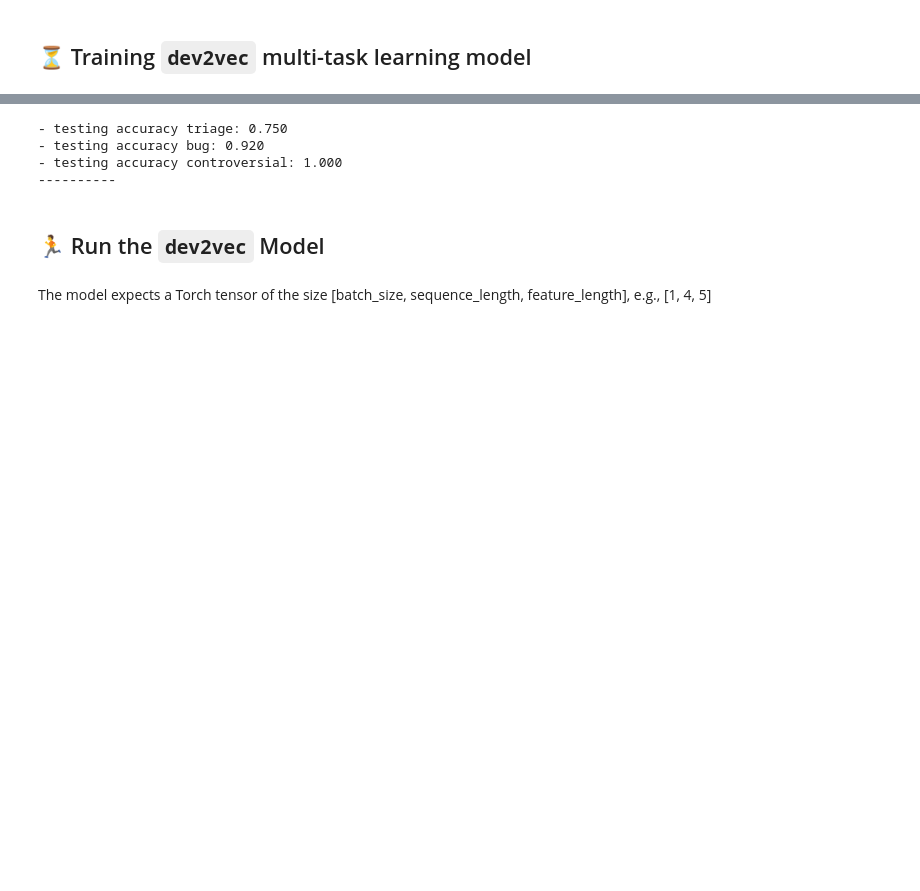
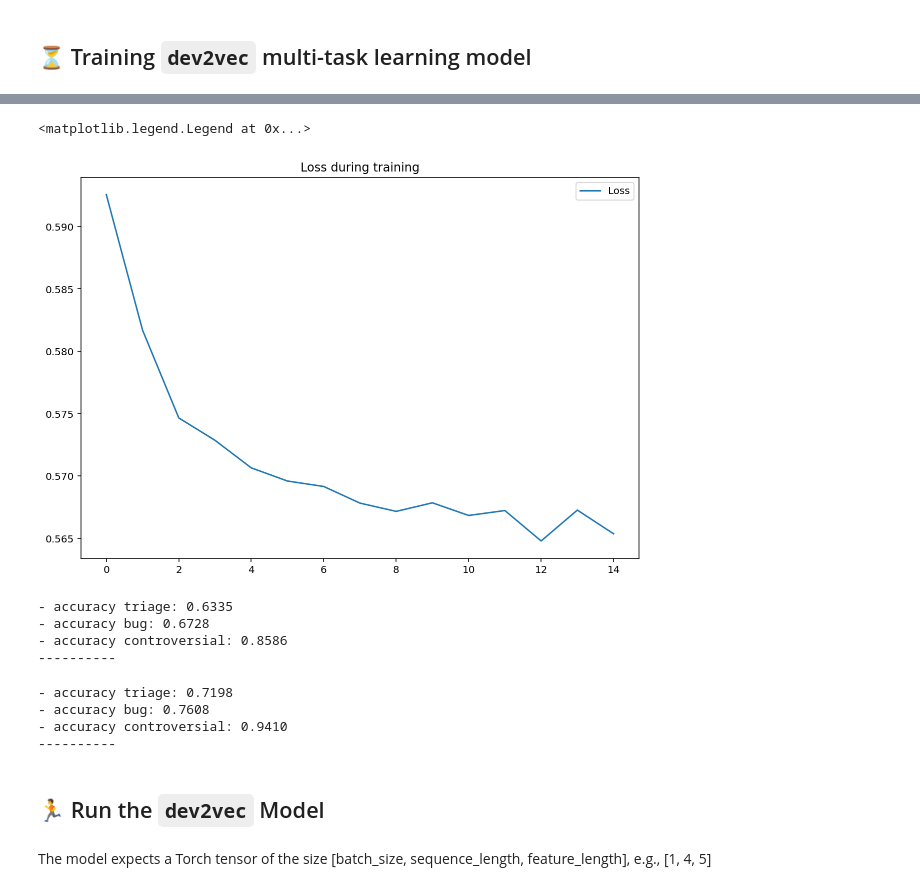
Before and after one commit to SRI-CSL/signal-public, a Jupyter notebook: colabs/dev2vec_in_lkml.ipynb, the cells around one changed output, grey strips where cells are left out. Cells and saved outputs as stored; diff of their text form; code cells hidden in the pictures; blank space fills up the shorter version.

```diff
--- a/colabs/dev2vec_in_lkml.ipynb
+++ b/colabs/dev2vec_in_lkml.ipynb
@@ -526,48 +693,31 @@ Dev2Vec(
-# %%
-losses = list()
-acc_triage = list()
-acc_bug = list()
-acc_controversial = list()
-
-model.eval()
-for batch in tqdm(test_loader, ncols=100, desc=f"Testing set"):
-    x, y0, y1, y2 = batch
-    # print(x)
-
-    # 1. Forward
-    # y_hat or logits (l)
-    with torch.no_grad():
-        l_0, l_1, l_2 = model(x)
-
-        # 2. Compute the objective function, i.e., J
-        J_0 = LOSS_FUNCTION[0](l_0, y0)
-        J_1 = LOSS_FUNCTION[0](l_1, y1)
-        J_2 = LOSS_FUNCTION[0](l_2, y2)
-
-        # 4. accumulate the partial derivatives of J wrt params
-        J = J_0 + J_1 + J_2
-
-        losses.append(J.item())
-
-        acc_0 = y0.eq(l_0.detach().argmax(dim=1)).float().mean()
-        acc_1 = y1.eq(l_1.detach().argmax(dim=1)).float().mean()
-        acc_2 = y2.eq(l_2.detach().argmax(dim=1)).float().mean()
-        #accuracies.append(y.eq(l.detach().argmax(dim=1)).float().mean())
-
-        acc_triage.append(acc_0)
-        acc_bug.append(acc_1)
-        acc_controversial.append(acc_2)
-
-# print(f"testing loss: {torch.tensor(losses).mean():.3f}")
-print(f"\n- testing accuracy triage: {torch.tensor(acc_triage).mean():.3f}")
-print(f"- testing accuracy bug: {torch.tensor(acc_bug).mean():.3f}")
-print(f"- testing accuracy controversial: {torch.tensor(acc_controversial).mean():.3f}")
-print(f"----------")
-# %% [output]
-- testing accuracy triage: 0.750
-- testing accuracy bug: 0.920
-- testing accuracy controversial: 1.000
-----------
+# %%
+x_axis = list(out_list.keys())
+loss_vals = list()
+for k, v in out_list.items():
+    loss_vals.append(float(v[0]))
+# %%
+plt.rcParams["figure.figsize"] = (10, 7)
+plt.plot(x_axis, loss_vals, label='Loss')
+plt.title('Loss during training')
+plt.legend(loc="upper right")
+# plt.savefig(f'loss_20220426-{VERSION}.eps')
+# %% [output]
+<matplotlib.legend.Legend at 0x...>
+[figure, added]
+# %%
+evaluate_model(model=model, input_dataset=train_loader)
+# %% [output]
+- accuracy triage: 0.6335
+- accuracy bug: 0.6728
+- accuracy controversial: 0.8586
+----------
+# %%
+evaluate_model(model=model, input_dataset=test_loader)
+# %% [output]
+- accuracy triage: 0.7198
+- accuracy bug: 0.7608
+- accuracy controversial: 0.9410
+----------
 # %% [markdown]
 ## &#127939; Run the `dev2vec` Model
 # %% [markdown]
```
Also changed, not shown: parts of 69 cells of this notebook.
